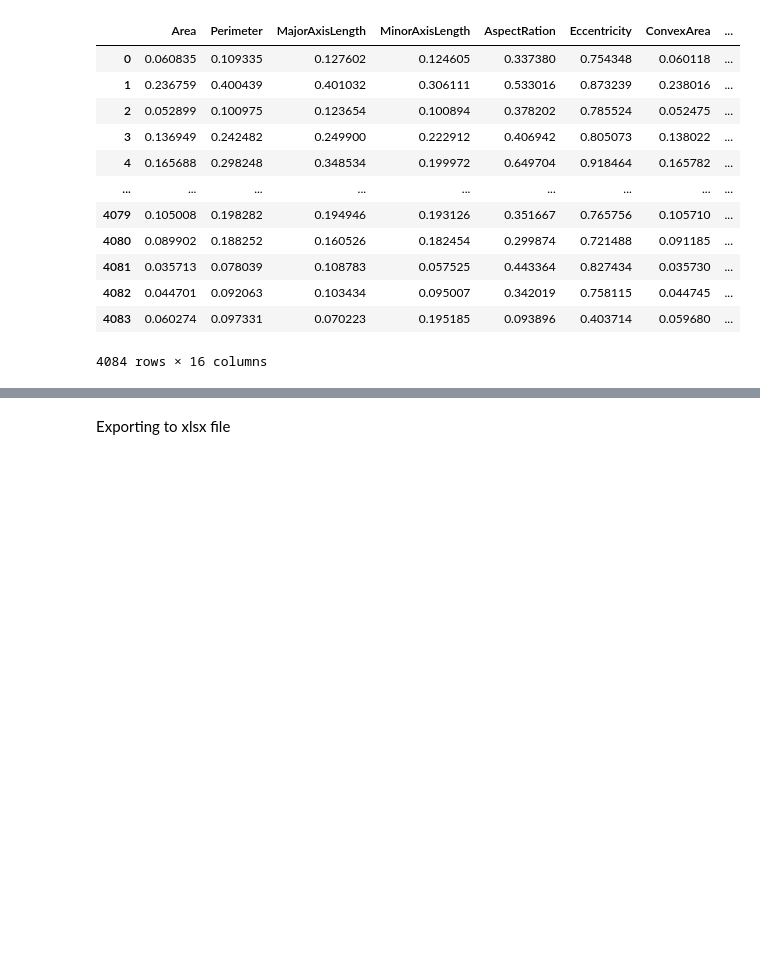
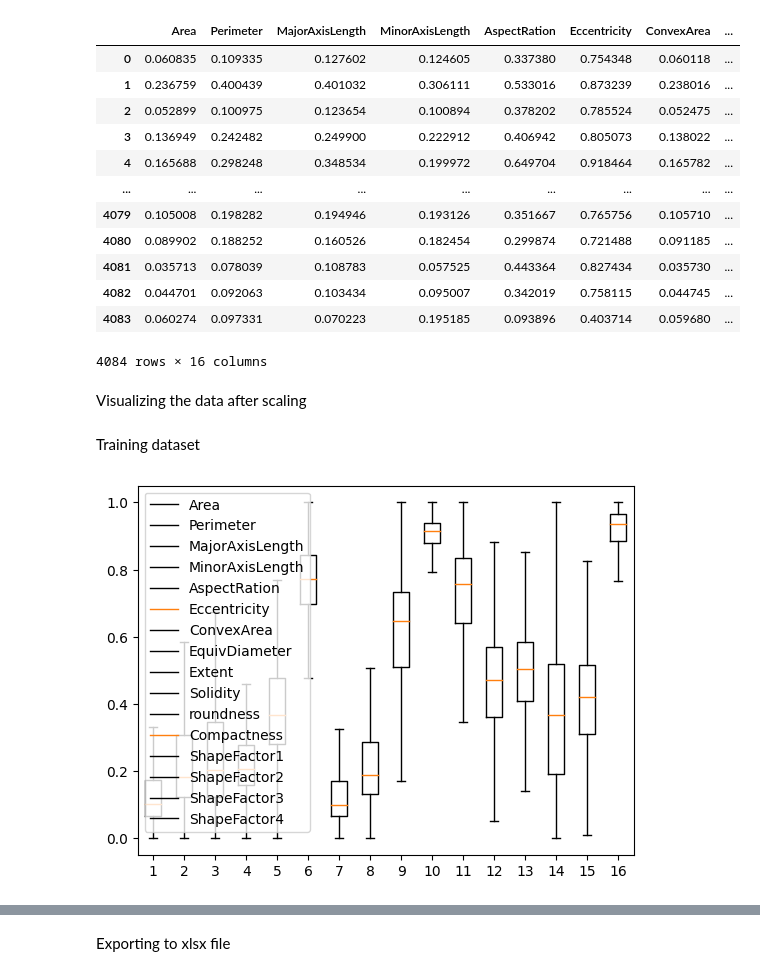
Before and after one commit to Orobrs/Dry-beans-classification, a Jupyter notebook: DryBean.ipynb, the cells around one changed output, grey strips where cells are left out. Cells and saved outputs as stored; diff of their text form; code cells hidden in the pictures; blank space fills up the shorter version.

Commit message:
Visualized the scaled data

```diff
--- a/DryBean.ipynb
+++ b/DryBean.ipynb
@@ -375,3 +375,14 @@ X_test
 | 4082 | 0.044701 | 0.092063 | 0.103434 | 0.095007 | 0.342019 | 0.758115 | 0.044745 | ... |
 | 4083 | 0.060274 | 0.097331 | 0.070223 | 0.195185 | 0.093896 | 0.403714 | 0.059680 | ... |
 4084 rows × 16 columns
+# %% [markdown]
+Visualizing the data after scaling
+# %% [markdown]
+Training dataset
+# %%
+#box plot
+plt.boxplot(X_train,showfliers=False)
+plt.legend(X_train.columns)
+plt.show()
+# %% [output]
+[figure, added]
```
Also changed, not shown: parts of 4 cells of this notebook.
